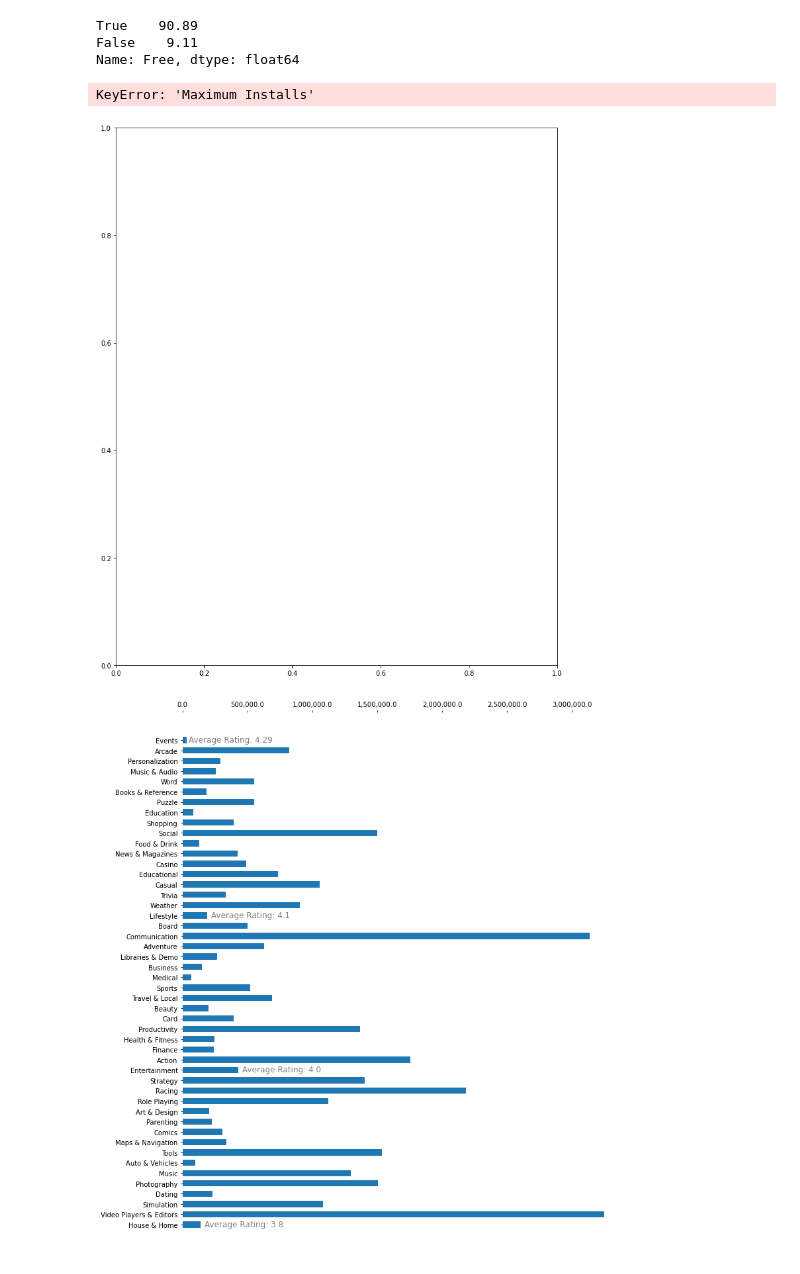
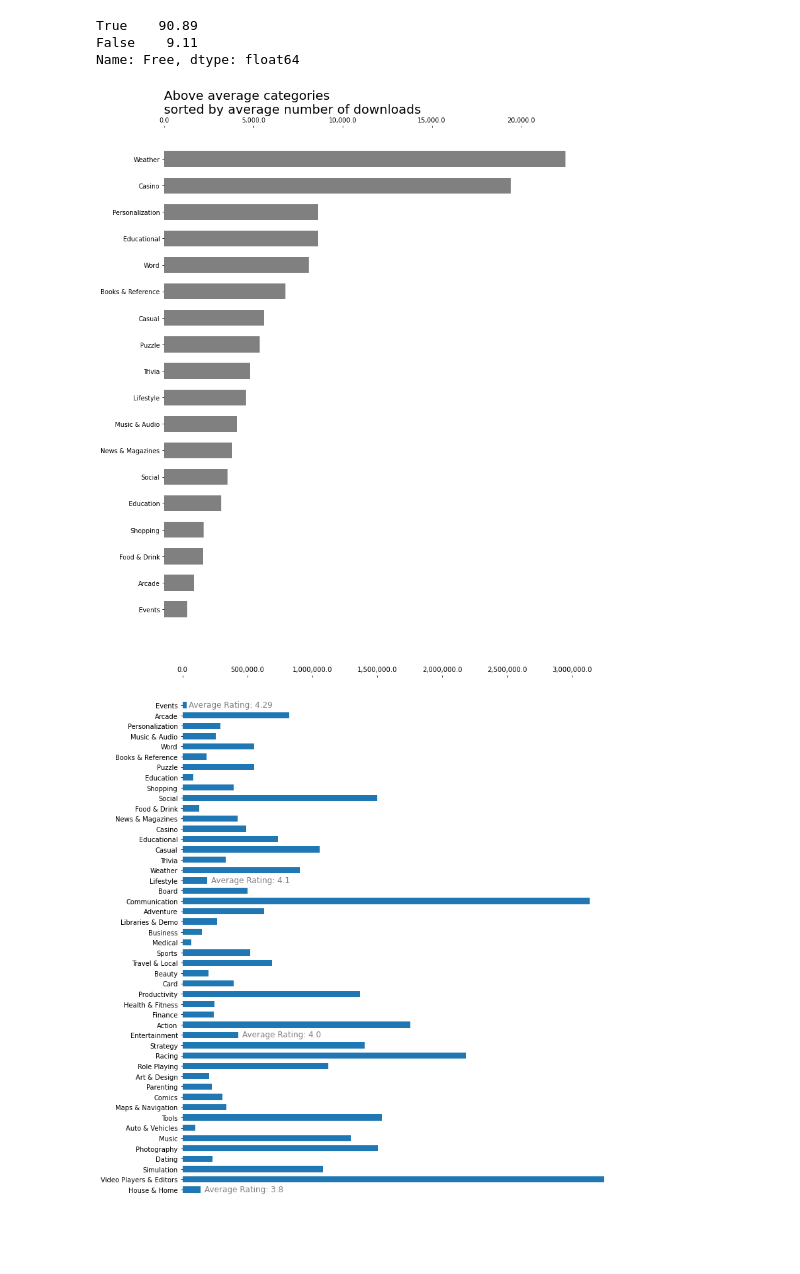
Before and after one commit to paul-trood/Portfolio-Mobile_app_recommendations, a Jupyter notebook: app_profile.ipynb, the cells around one changed output. Drawn from its saved outputs; the diff is of its cells as text; code cells hidden in the pictures.

```diff
--- a/app_profile.ipynb
+++ b/app_profile.ipynb
@@ -744,15 +744,14 @@ Name: Free, dtype: float64
 # %%
 # Above average rated google apps
 fig, ax = plt.subplots(figsize=(12, 15))
-plt.barh(highest_rated.index, highest_rated["Maximum Installs"], height = 0.6, color = "grey")
+plt.barh(highest_rated.index, highest_rated["Maximum Installs (Median)"], height = 0.6, color = "grey")
 plt.title("Above average categories\nsorted by average number of downloads", size = 20, loc = "left")
 plt.gca().invert_yaxis()
 plt.gca().spines[["right", "left", "top", "bottom"]].set_visible(False)
 ax.xaxis.tick_top()
 ax.xaxis.set_major_formatter(StrMethodFormatter('{x:,}'))
 # %% [output]
-KeyError: 'Maximum Installs'
-[figure, old version]
+[figure, new version]
 # %%
 # Maximum number of installs per category
 fig, ax = plt.subplots(figsize=(12, 15))
```
